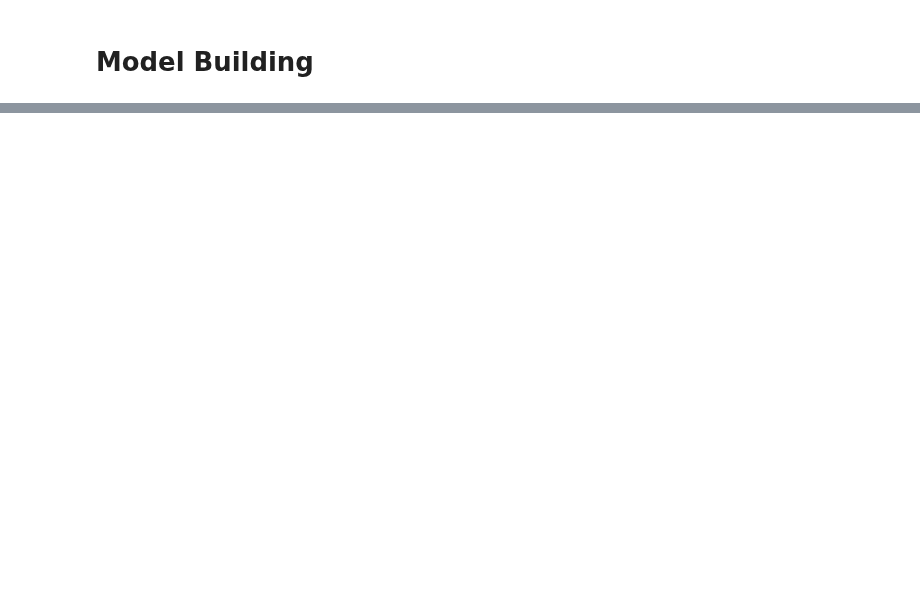
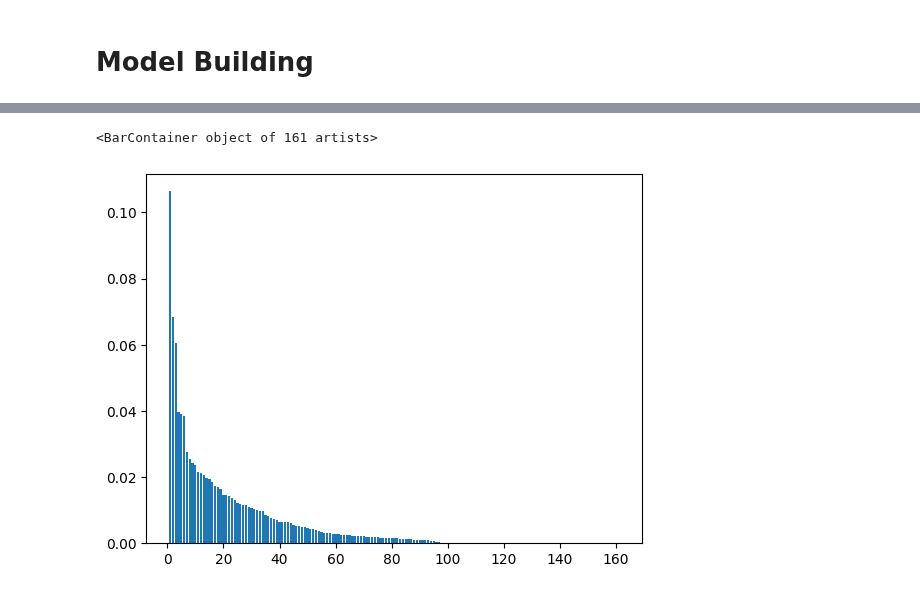
Before and after one commit to Vivek-Hiremath55/Telecom_Churn_Pred-Half-, a Jupyter notebook: Telecom_Churn_Prediction.ipynb, the cells around one changed output, grey strips where cells are left out. Cells and saved outputs as stored; diff of their text form; code cells hidden in the pictures; blank space fills up the shorter version.

Commit message:
Complete Book for Train set (84% acc)

```diff
--- a/Telecom_Churn_Prediction.ipynb
+++ b/Telecom_Churn_Prediction.ipynb
@@ -315,0 +364,2 @@ Decision trees are rhobust and can worrk along with the outliers.
+# %%
+X = scaler.fit_transform(X)
@@ -315,0 +385,2 @@ Decision trees are rhobust and can worrk along with the outliers.
+# %%
+X_train, X_test, y_train, y_test = train_test_split(X, y, test_size = 0.3, random_state = 50)
@@ -315,0 +389,4 @@ Decision trees are rhobust and can worrk along with the outliers.
+# %%
+pca = PCA(random_state = 42)
+# %%
+pca.fit(X_train)
@@ -315,0 +433,5 @@ Decision trees are rhobust and can worrk along with the outliers.
+# %%
+plt.bar(range(1,len(pca.explained_variance_ratio_)+1), pca.explained_variance_ratio_)
+# %% [output]
+<BarContainer object of 161 artists>
+[figure, added]
```
Also changed, not shown: parts of 51 cells of this notebook.
